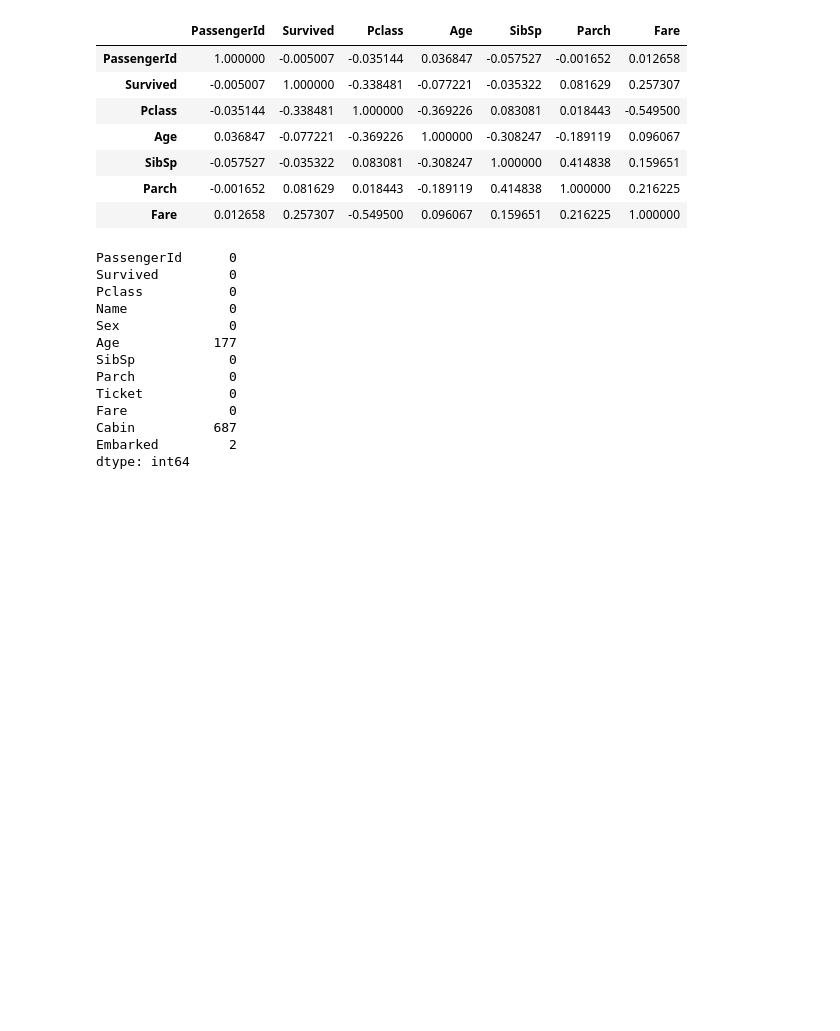
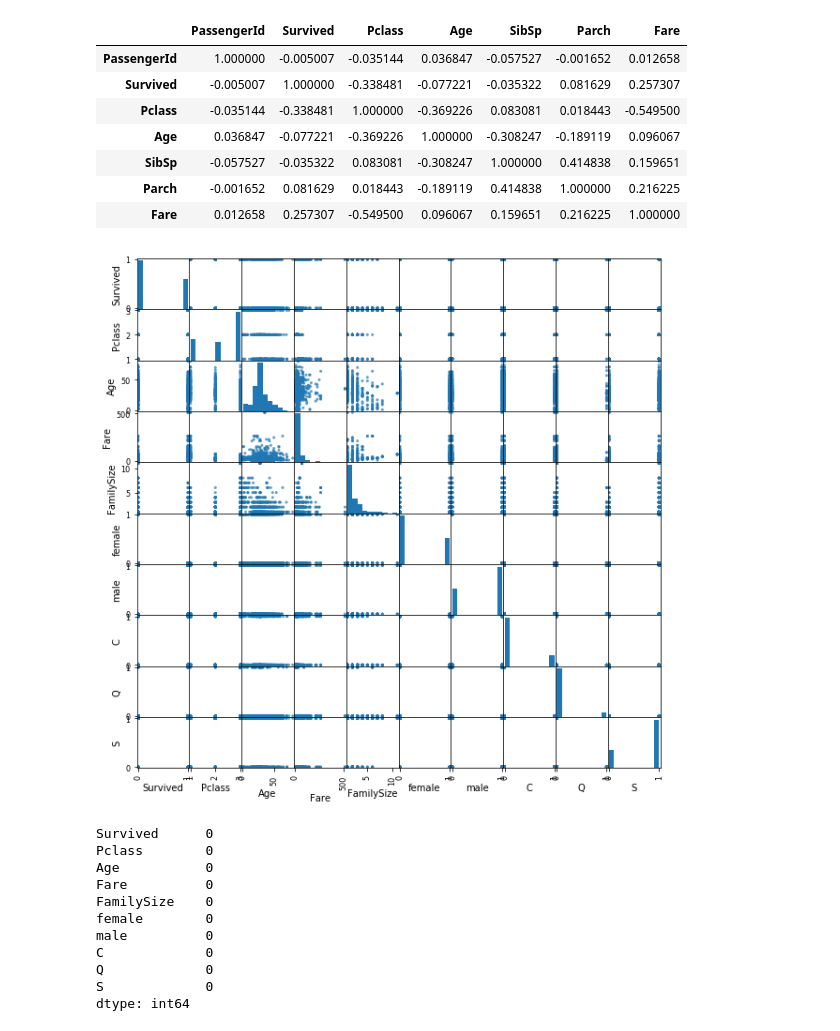
Before and after one commit to workyasu/Titanic, a Jupyter notebook: Titanic.ipynb, the cells around one changed output. Drawn from its saved outputs; the diff is of its cells as text; code cells hidden in the pictures; blank space fills up the shorter version.

```diff
--- a/Titanic.ipynb
+++ b/Titanic.ipynb
@@ -54,3 +73,36 @@ dtype: bool
+# %%
+# ETL処理
+def func_ETL(data):
+    # 変数の削除
+    data = data.drop('PassengerId', axis=1)
+    data = data.drop('Name', axis=1)
+    data = data.drop('Ticket', axis=1)
+    data = data.drop('Cabin', axis=1)
+
+    # 欠損の穴埋め
+    data['Age'] = data['Age'].fillna(data['Age'].median())
+    data['Fare'] = data['Fare'].fillna(data['Fare'].median())
+
+    # 変数の作成
+    data['FamilySize'] = data["SibSp"] + data["Parch"] + 1
+    data = data.drop("SibSp", axis=1)
+    data = data.drop("Parch", axis=1)
+
+    sex_dum = pd.get_dummies(data['Sex'])
+    data = pd.concat((data, sex_dum), axis=1)
+    data = data.drop('Sex', axis=1)
+
+    emb_dum = pd.get_dummies(data['Embarked'])
+    data = pd.concat((data, emb_dum), axis=1)
+    data = data.drop('Embarked', axis=1)
+
+    # 相関の確認
+    data.corr()
+
+    return data
+# %%
+# ETL処理
+train = func_ETL(train_df)
 # %%
 # 相関の確認
 train_df.corr()
@@ -63,19 +115,24 @@ train_df.corr()
 | SibSp | -0.057527 | -0.035322 | 0.083081 | -0.308247 | 1.000000 | 0.414838 | 0.159651 |
 | Parch | -0.001652 | 0.081629 | 0.018443 | -0.189119 | 0.414838 | 1.000000 | 0.216225 |
 | Fare | 0.012658 | 0.257307 | -0.549500 | 0.096067 | 0.159651 | 0.216225 | 1.000000 |
+# %%
+# 変数の相関性確認
+pd.tools.plotting.scatter_matrix(train, alpha=0.7, figsize=(10,10))
+plt.show()
+# %% [output]
+[figure, added]
 # %%
-train_df.isnull().sum()
+# 欠損の確認
+train.isnull().sum()
 # %% [output]
-PassengerId      0
-Survived         0
-Pclass           0
-Name             0
-Sex              0
-Age            177
-SibSp            0
-Parch            0
-Ticket           0
-Fare             0
-Cabin          687
-Embarked         2
+Survived      0
+Pclass        0
+Age           0
+Fare          0
+FamilySize    0
+female        0
+male          0
+C             0
+Q             0
+S             0
 dtype: int64
```
Also changed, not shown: parts of 16 cells of this notebook, 2 other files.
